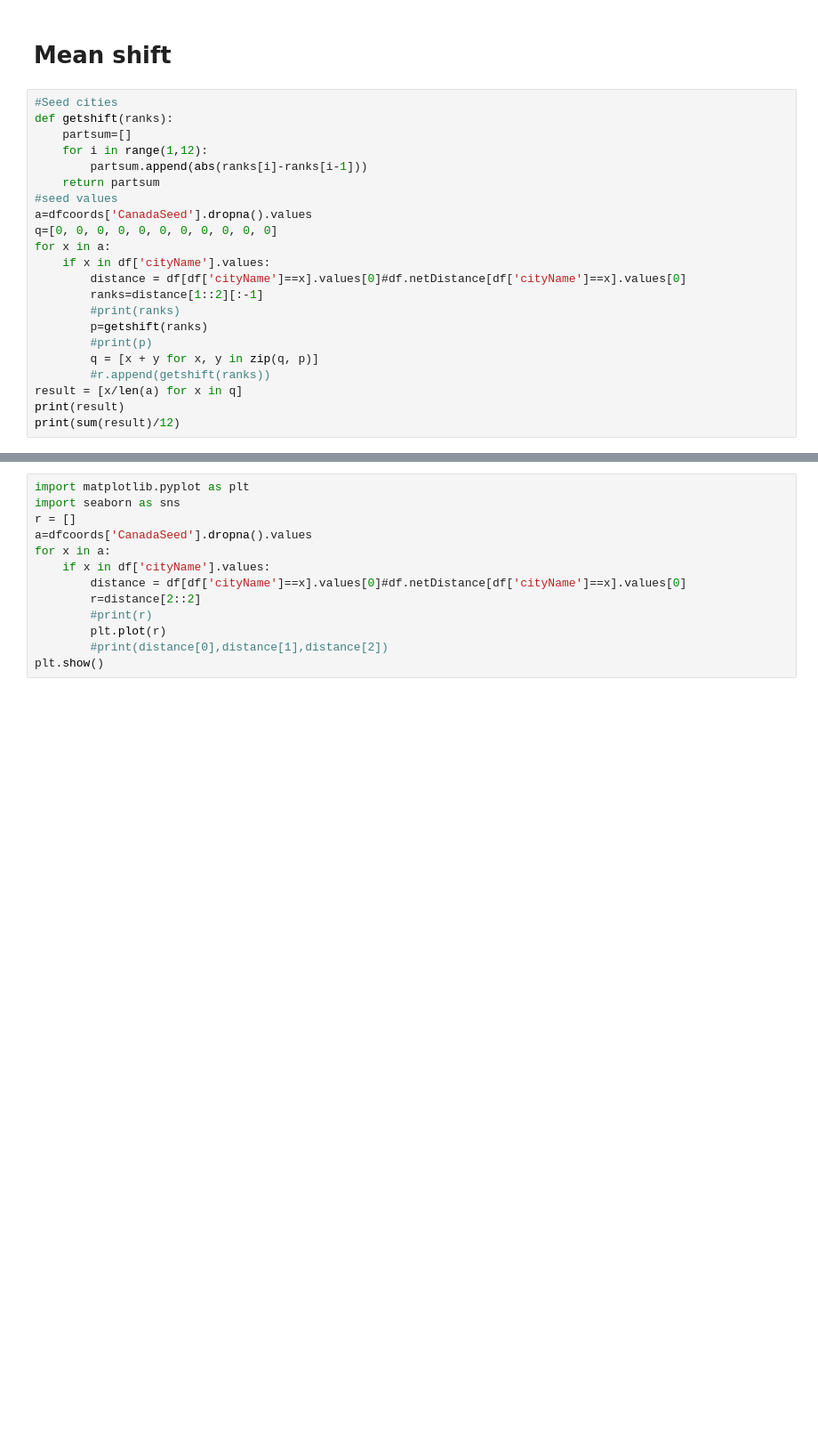
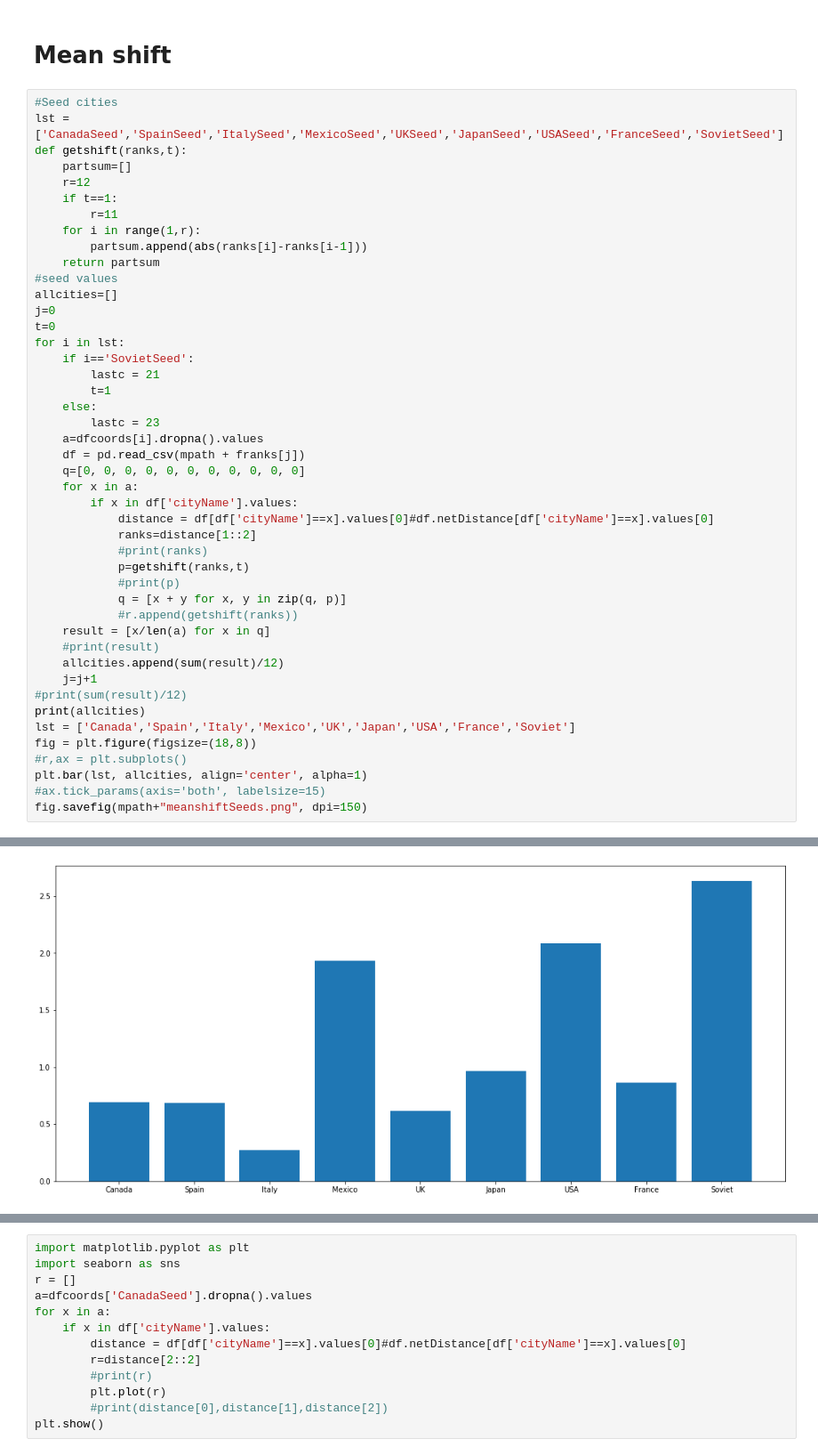
Before and after one commit to rmurcioUCL/RankDiversity, a Jupyter notebook: code/rankcities.ipynb, the cells around one changed output, grey strips where cells are left out. Shown: that part at 89% size. Drawn from its saved outputs; the diff is of its cells as text; blank space fills up the shorter version.

```diff
--- a/code/rankcities.ipynb
+++ b/code/rankcities.ipynb
@@ -511,24 +563,47 @@ fig.savefig(mpath+"totaldistanceSeeds.png", dpi=150)
 # Mean shift
 # %%
 #Seed cities
-def getshift(ranks):
+lst = ['CanadaSeed','SpainSeed','ItalySeed','MexicoSeed','UKSeed','JapanSeed','USASeed','FranceSeed','SovietSeed']
+def getshift(ranks,t):
     partsum=[]
-    for i in range(1,12):
+    r=12
+    if t==1:
+        r=11
+    for i in range(1,r):
         partsum.append(abs(ranks[i]-ranks[i-1]))
     return partsum
 #seed values
-a=dfcoords['CanadaSeed'].dropna().values
-q=[0, 0, 0, 0, 0, 0, 0, 0, 0, 0, 0]
-for x in a:
-    if x in df['cityName'].values:
-        distance = df[df['cityName']==x].values[0]#df.netDistance[df['cityName']==x].values[0]
-        ranks=distance[1::2][:-1]
-        #print(ranks)
-        p=getshift(ranks)
-        #print(p)
-        q = [x + y for x, y in zip(q, p)]
-        #r.append(getshift(ranks))
-result = [x/len(a) for x in q]
-print(result)
-print(sum(result)/12)
+allcities=[]
+j=0
+t=0
+for i in lst:
+    if i=='SovietSeed':
+        lastc = 21
+        t=1
+    else:
+        lastc = 23
+    a=dfcoords[i].dropna().values
+    df = pd.read_csv(mpath + franks[j])
+    q=[0, 0, 0, 0, 0, 0, 0, 0, 0, 0, 0]
+    for x in a:
+        if x in df['cityName'].values:
+            distance = df[df['cityName']==x].values[0]#df.netDistance[df['cityName']==x].values[0]
+            ranks=distance[1::2]
+            #print(ranks)
+            p=getshift(ranks,t)
+            #print(p)
+            q = [x + y for x, y in zip(q, p)]
+            #r.append(getshift(ranks))
+    result = [x/len(a) for x in q]
+    #print(result)
+    allcities.append(sum(result)/12)
+    j=j+1
+#print(sum(result)/12)
+print(allcities)
+lst = ['Canada','Spain','Italy','Mexico','UK','Japan','USA','France','Soviet']
+fig = plt.figure(figsize=(18,8))
+#r,ax = plt.subplots()
+plt.bar(lst, allcities, align='center', alpha=1)
+#ax.tick_params(axis='both', labelsize=15)
+fig.savefig(mpath+"meanshiftSeeds.png", dpi=150)
 # %% [output]
@@ -536,0 +611 @@ print(sum(result)/12)
+[figure, added]
```
Also changed, not shown: parts of 10 cells of this notebook, 5 other files.
